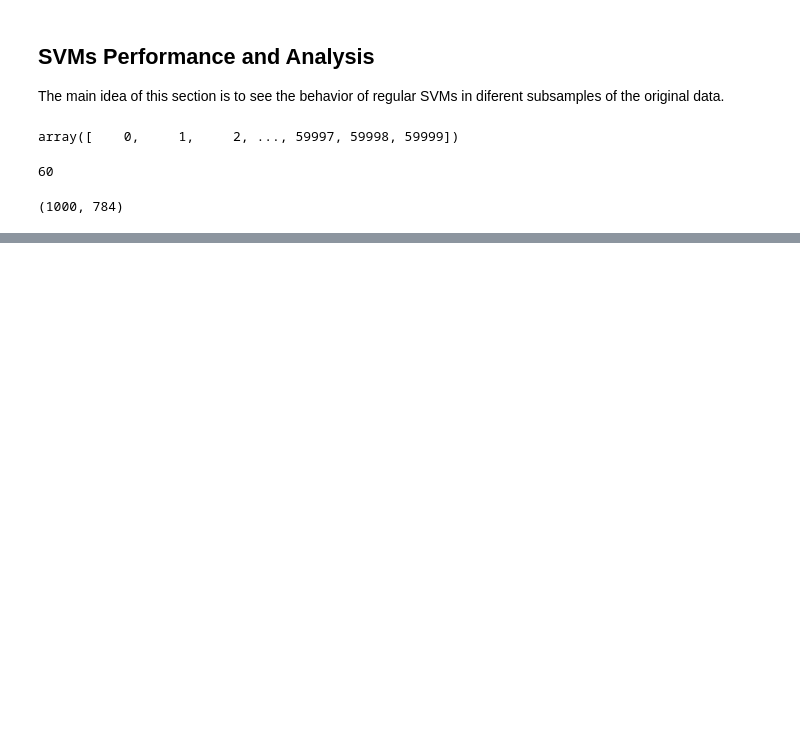
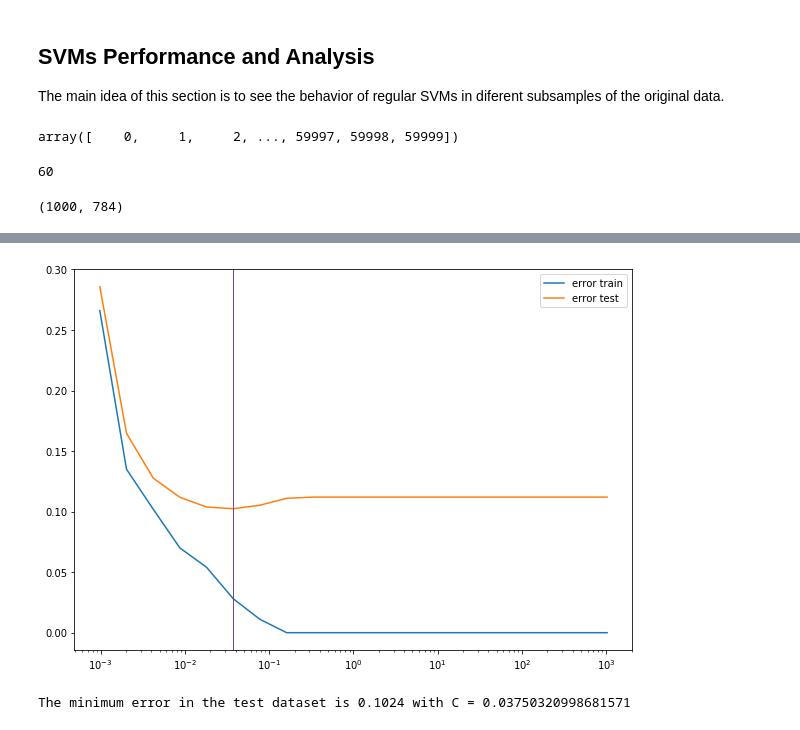
Before and after one commit to juanse1608/Courses, a Jupyter notebook: Jupyters/Notebooks/On the Performance of SVMs in Large Datasets.ipynb, the cells around one changed output, grey strips where cells are left out. Cells and saved outputs as stored; diff of their text form; code cells hidden in the pictures; blank space fills up the shorter version.

Commit message:
Updated Notebook About SVMs in Large Datasets

```diff
--- a/Jupyters/Notebooks/On the Performance of SVMs in Large Datasets.ipynb
+++ b/Jupyters/Notebooks/On the Performance of SVMs in Large Datasets.ipynb
@@ -108,0 +162,37 @@ plt.show()
+# %%
+#This auxiliar function returns zero if the two values are equal and one if not
+def mistake(x,y):
+    if x == y:
+        return 0
+    else:
+        return 1
+mistake_vectorized = np.vectorize(mistake)
+# %%
+#Let's evlauate different C's
+c = np.logspace(-10, 10, 20, base=2)
+error_train=[]
+error_test=[]
+for i in range(len(c)):
+    classifier = svm.SVC(C = c[i], gamma =0.0001, kernel='linear')
+    classifier.fit(train_subsample_images, train_subsample_labels)
+    predicted_test = classifier.predict(test_images_svm)
+    predicted_train = classifier.predict(train_subsample_images)
+    test_score = np.sum(mistake_vectorized(predicted_test, test_labels))/len(test_labels)
+    train_score = np.sum(mistake_vectorized(predicted_train, train_subsample_labels))/len(train_subsample_labels)
+    error_train.append(train_score)
+    error_test.append(test_score)
+    #print(i)
+
+#Let's plot the train and test errors and pick the C that minimizes the test error
+plt.figure(figsize=(10,7))
+plt.plot(c,error_train,label="error train")
+plt.plot(c,error_test,label="error test")
+plt.axvline(x=c[np.argmin(error_test)],linewidth=0.9,color="rebeccapurple")
+plt.xscale("log")
+plt.legend()
+plt.show()
+print('The minimum error in the test dataset is ' + np.str(np.min(error_test)) + ' with C = '
+      + np.str(c[np.argmin(error_test)]))
+# %% [output]
+[figure, added]
+The minimum error in the test dataset is 0.1024 with C = 0.03750320998681571
```
Also changed, not shown: parts of 5 cells of this notebook.
